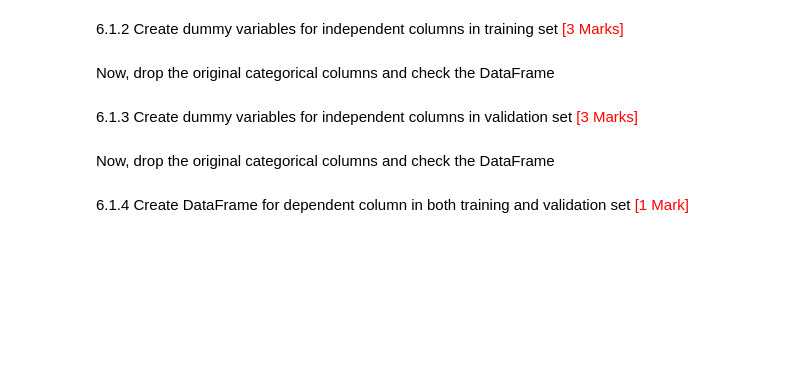
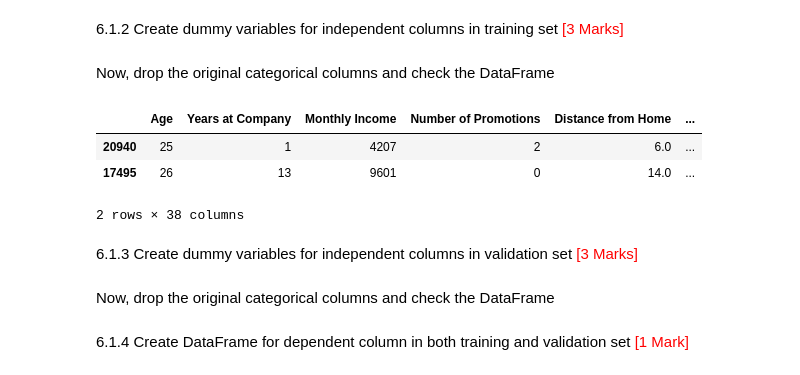
Before and after one commit to DurgaPrasad-237/logistic_regression_assignment, a Jupyter notebook: Predicting_Employee_Retention_Starter.ipynb, the cells around one changed output. Cells and saved outputs as stored; diff of their text form; code cells hidden in the pictures; blank space fills up the shorter version.

```diff
--- a/Predicting_Employee_Retention_Starter.ipynb
+++ b/Predicting_Employee_Retention_Starter.ipynb
@@ -632,5 +632,6 @@ The next step is to deal with the categorical variables present in the data.
 6.1.2 Create dummy variables for independent columns in training set <font color="red">[3 Marks]</font>
 # %%
 # Create dummy variables using the 'get_dummies' for independent columns
-
+X_train_dummy = pd.get_dummies(X_train[train_cat.columns], drop_first=True).astype(int)
 # Add the results to the master DataFrame
+X_train.drop(X_train[train_cat.columns],axis = 1,inplace=True)
@@ -637,7 +642,16 @@ The next step is to deal with the categorical variables present in the data.
+# %%
+X_train_final = pd.concat([X_train, X_train_dummy], axis=1)
+# X_train_final.info()
 # %% [markdown]
 Now, drop the original categorical columns and check the DataFrame
 # %%
 # Drop the original categorical columns and check the DataFrame
+X_train_final.head(2)
+# %% [output]
+|  | Age | Years at Company | Monthly Income | Number of Promotions | Distance from Home | ... |
+| 20940 | 25 | 1 | 4207 | 2 | 6.0 | ... |
+| 17495 | 26 | 13 | 9601 | 0 | 14.0 | ... |
+2 rows × 38 columns
 # %% [markdown]
 6.1.3 Create dummy variables for independent columns in validation set <font color="red">[3 Marks]</font>
 # %%
```
Also changed, not shown: parts of 16 cells of this notebook.
